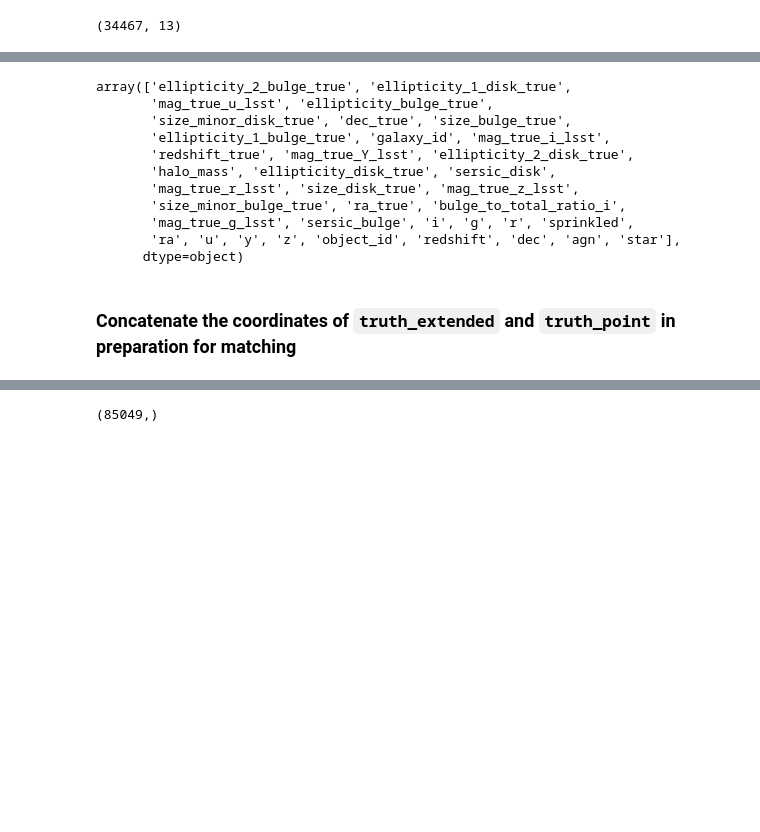
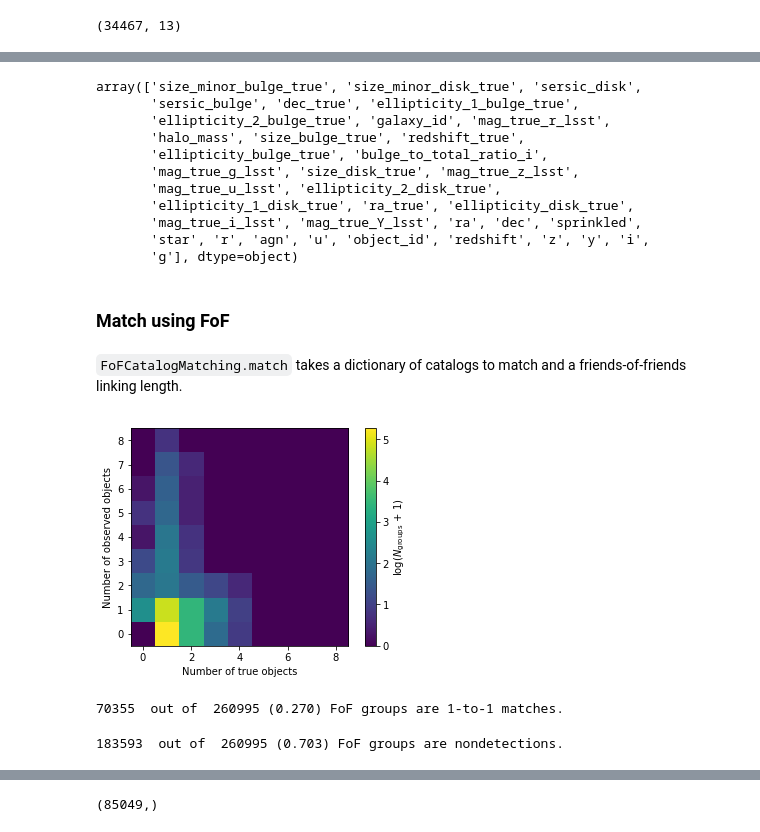
Before and after one commit to jiwoncpark/fast-forward, a Jupyter notebook: match_to_truth_demo.ipynb, the cells around one changed output, grey strips where cells are left out. Cells and saved outputs as stored; diff of their text form; code cells hidden in the pictures; blank space fills up the shorter version.

Commit message:
Match using FoF and evaluate matching quality

```diff
--- a/match_to_truth_demo.ipynb
+++ b/match_to_truth_demo.ipynb
@@ -107,2 +109,6 @@ truth_combined.tail()
 5 rows × 37 columns
+# %%
+# Any cuts to improve matching
+
+truth_combined = truth_combined[truth_combined['i'] < 26.0].reset_index()
 # %%
@@ -110,16 +116,64 @@ truth_combined.to_csv('truth_combined.csv', index=False)
 # %%
 truth_combined.columns.values
 # %% [output]
-array(['ellipticity_2_bulge_true', 'ellipticity_1_disk_true',
-       'mag_true_u_lsst', 'ellipticity_bulge_true',
-       'size_minor_disk_true', 'dec_true', 'size_bulge_true',
-       'ellipticity_1_bulge_true', 'galaxy_id', 'mag_true_i_lsst',
-       'redshift_true', 'mag_true_Y_lsst', 'ellipticity_2_disk_true',
-       'halo_mass', 'ellipticity_disk_true', 'sersic_disk',
-       'mag_true_r_lsst', 'size_disk_true', 'mag_true_z_lsst',
-       'size_minor_bulge_true', 'ra_true', 'bulge_to_total_ratio_i',
-       'mag_true_g_lsst', 'sersic_bulge', 'i', 'g', 'r', 'sprinkled',
-       'ra', 'u', 'y', 'z', 'object_id', 'redshift', 'dec', 'agn', 'star'],
-      dtype=object)
+array(['size_minor_bulge_true', 'size_minor_disk_true', 'sersic_disk',
+       'sersic_bulge', 'dec_true', 'ellipticity_1_bulge_true',
+       'ellipticity_2_bulge_true', 'galaxy_id', 'mag_true_r_lsst',
+       'halo_mass', 'size_bulge_true', 'redshift_true',
+       'ellipticity_bulge_true', 'bulge_to_total_ratio_i',
+       'mag_true_g_lsst', 'size_disk_true', 'mag_true_z_lsst',
+       'mag_true_u_lsst', 'ellipticity_2_disk_true',
+       'ellipticity_1_disk_true', 'ra_true', 'ellipticity_disk_true',
+       'mag_true_i_lsst', 'mag_true_Y_lsst', 'ra', 'dec', 'sprinkled',
+       'star', 'r', 'agn', 'u', 'object_id', 'redshift', 'z', 'y', 'i',
+       'g'], dtype=object)
-# %% [markdown]
-### Concatenate the coordinates of `truth_extended` and `truth_point` in preparation for matching
+# %% [markdown]
+### Match using FoF
+# %% [markdown]
+`FoFCatalogMatching.match` takes a dictionary of catalogs to match and a friends-of-friends linking length.
+# %%
+import FoFCatalogMatching
+
+obj = pd.read_csv('raw_data/obj_opsim.csv', index_col=None)
+#obj_skyCoord = SkyCoord(obj['ra'].values, obj['dec'].values, unit=(u.deg, u.deg))
+
+results = FoFCatalogMatching.match(
+    catalog_dict={'truth': truth_combined, 'observed': obj},
+    linking_lengths=1.0,
+    catalog_len_getter=lambda x: len(x['ra']),
+)
+# %%
+import matplotlib.pyplot as plt
+%matplotlib inline
+
+truth_mask = results['catalog_key'] == 'truth'
+observed_mask = ~truth_mask
+
+# Then, np.bincount will give up the number of id occurrences
+# (like histogram but with integer input):
+n_groups = results['group_id'].max() + 1
+n_true = np.bincount(results['group_id'][truth_mask], minlength=n_groups)
+n_observed = np.bincount(results['group_id'][observed_mask], minlength=n_groups)
+
+# Now n_true and n_observed are the number of true/observed objects
+# in each group, and we want to make a 2d histogram of (n_true, n_observed).
+n_max = max(n_true.max(), n_observed.max()) + 1
+hist_2d = np.bincount(n_observed * n_max + n_true, minlength=n_max*n_max).reshape(n_max, n_max)
+
+plt.imshow(np.log10(hist_2d+1), extent=(-0.5, n_max-0.5, -0.5, n_max-0.5), origin='lower');
+plt.xlabel('Number of true objects');
+plt.ylabel('Number of observed objects');
+plt.colorbar(label=r'$\log(N_{\rm groups} \, + \, 1)$');
+# %% [output]
+[figure, added]
+# %%
+one_to_one = hist_2d[1,1]
+total = np.sum(hist_2d)
+print(one_to_one, " out of ", total, "(%.3f) FoF groups are 1-to-1 matches." %(one_to_one/total))
+# %% [output]
+70355  out of  260995 (0.270) FoF groups are 1-to-1 matches.
+# %%
+unobserved = hist_2d[0, 1]
+print(unobserved, " out of ", total, "(%.3f) FoF groups are nondetections." %(unobserved/total))
+# %% [output]
+183593  out of  260995 (0.703) FoF groups are nondetections.
```
Also changed, not shown: parts of 20 cells of this notebook.
